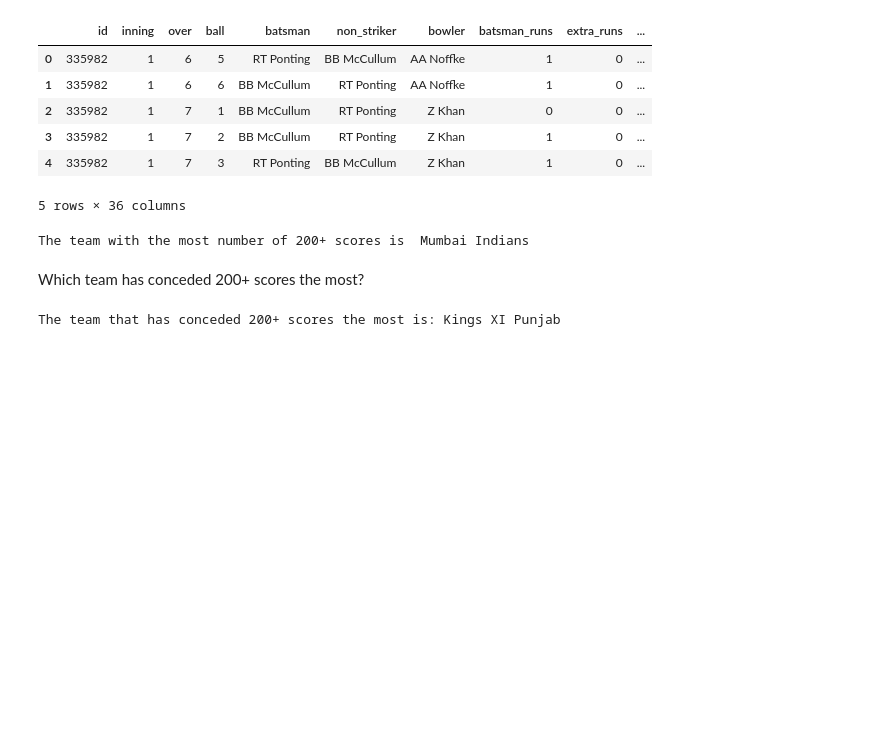
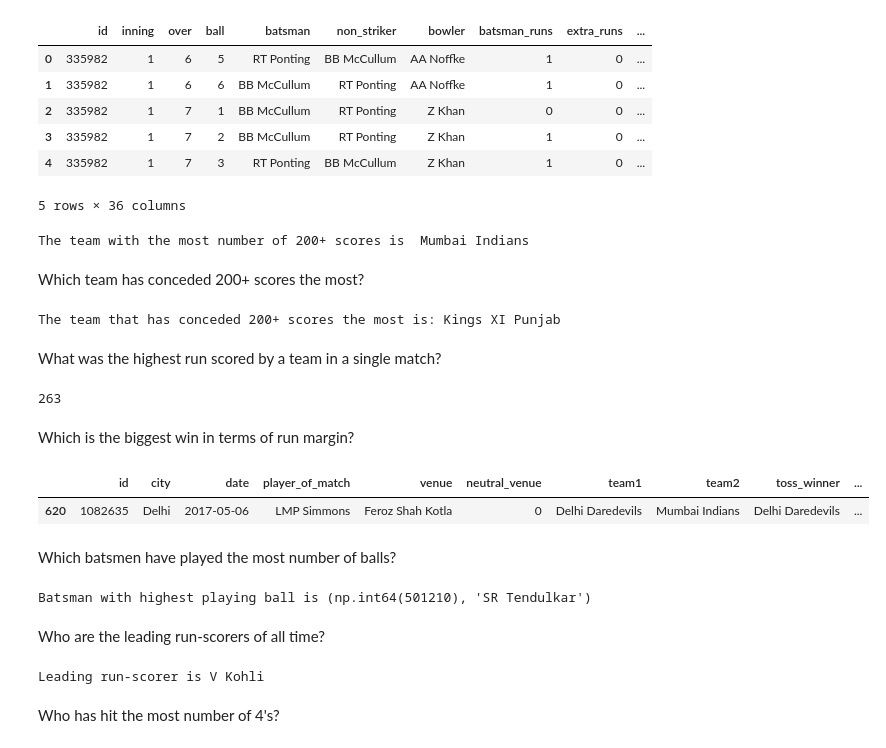
Before and after one commit to HrishikeshTalukdar/Rishx-dev, a Jupyter notebook: EDA_IPL.ipynb, the cells around one changed output. Saved outputs shown, nothing was run; the diff lists cells and outputs as text; code cells hidden in the pictures; blank space fills up the shorter version.

```diff
--- a/EDA_IPL.ipynb
+++ b/EDA_IPL.ipynb
@@ -1348,3 +1348,38 @@ team_conceding_most_200plus = matches_conceded_200plus['bowling_team'].value_cou
 print("The team that has conceded 200+ scores the most is:",team_conceding_most_200plus)
 # %% [output]
 The team that has conceded 200+ scores the most is: Kings XI Punjab
+# %% [markdown]
+What was the highest run scored by a team in a single match?
+# %%
+team_runs_per_match = df11.groupby(['id', 'batting_team'])['total_runs'].sum()
+max_runs_scored_by_a_team_in_a_match = team_runs_per_match.max()
+print(max_runs_scored_by_a_team_in_a_match)
+# %% [output]
+263
+# %% [markdown]
+Which is the biggest win in terms of run margin?
+# %%
+df2['result_margin'] = df2['result_margin'].replace('no_result_margin', np.nan)
+df2['result_margin'] = pd.to_numeric(df2['result_margin'])
+Biggest_win = df2[(df2['result'] == 'runs') & (df2['result_margin'] == df2['result_margin'].max())]
+display(Biggest_win)
+# %% [output]
+|  | id | city | date | player_of_match | venue | neutral_venue | team1 | team2 | toss_winner | ... |
+| 620 | 1082635 | Delhi | 2017-05-06 | LMP Simmons | Feroz Shah Kotla | 0 | Delhi Daredevils | Mumbai Indians | Delhi Daredevils | ... |
+# %% [markdown]
+Which batsmen have played the most number of balls?
+# %%
+Batsman_with_highest_playing_ball =  df11.groupby(['id','batsman'])['ball'].sum()
+Batsman_with_highest_playing_ball = Batsman_with_highest_playing_ball.idxmax()
+print('Batsman with highest playing ball is', Batsman_with_highest_playing_ball)
+# %% [output]
+Batsman with highest playing ball is (np.int64(501210), 'SR Tendulkar')
+# %% [markdown]
+Who are the leading run-scorers of all time?
+# %%
+Leading_run_scorer = df11.groupby('batsman')['batsman_runs'].sum().idxmax()
+print('Leading run-scorer is', Leading_run_scorer)
+# %% [output]
+Leading run-scorer is V Kohli
+# %% [markdown]
+Who has hit the most number of 4's?
```
Also changed, not shown: parts of 2 cells of this notebook.
